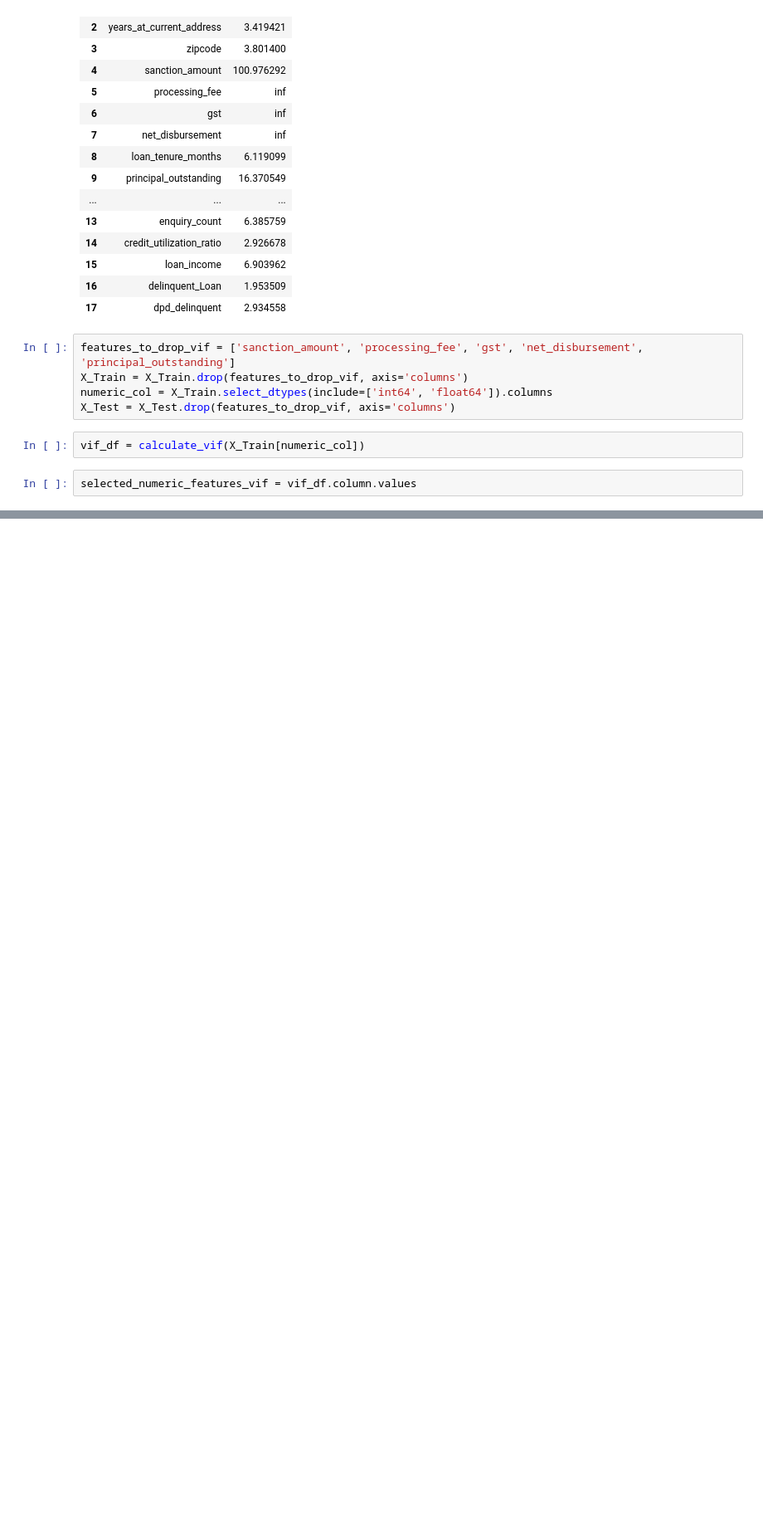
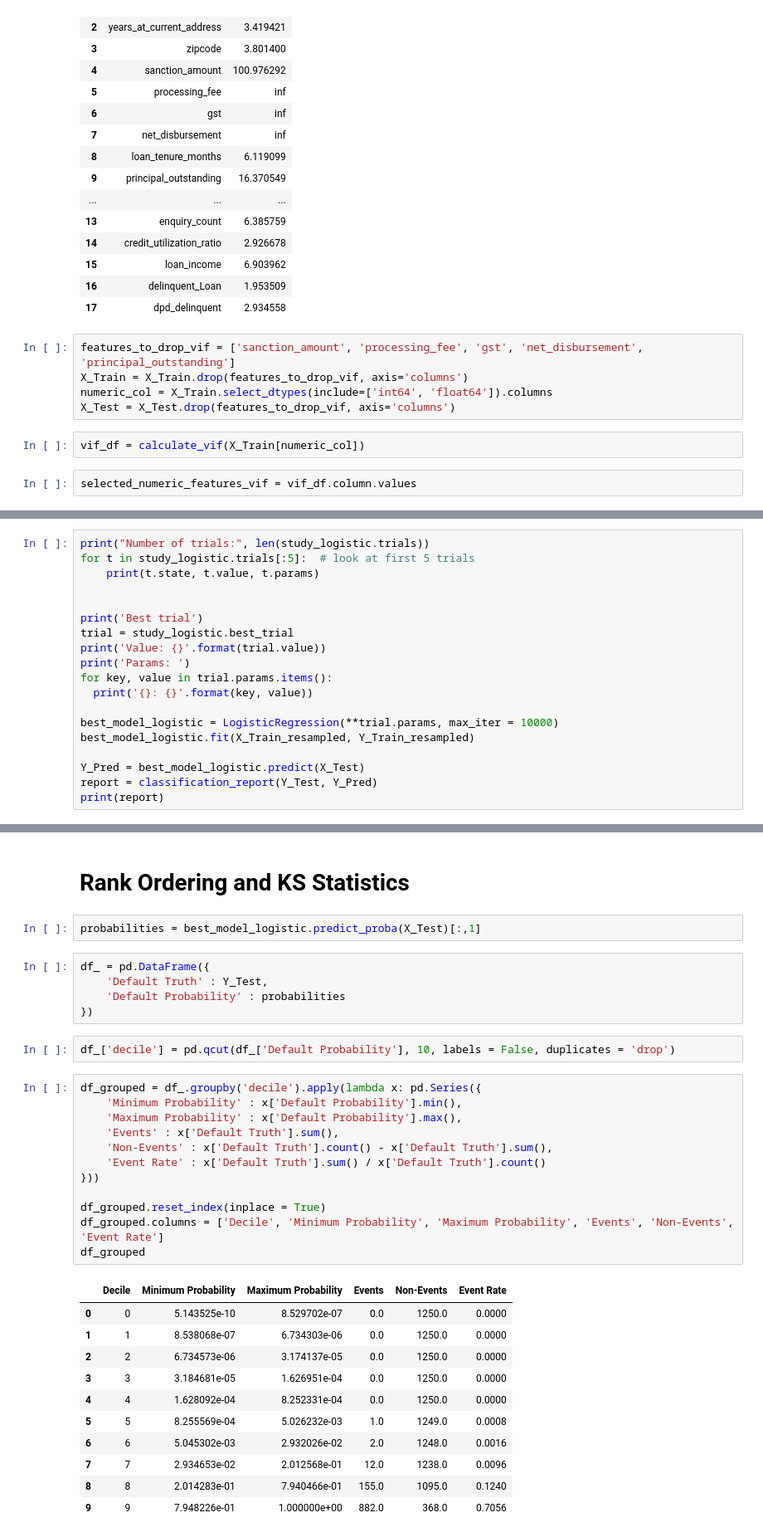
Before and after one commit to neel-madhav/CreditRiskModelling, a Jupyter notebook: CreditRiskModelling.ipynb, the cells around one changed output, grey strips where cells are left out. Shown at 83% size. Drawn from its saved outputs; the diff is of its cells as text; blank space fills up the shorter version.

```diff
--- a/CreditRiskModelling.ipynb
+++ b/CreditRiskModelling.ipynb
@@ -520,0 +1106,19 @@ selected_numeric_features_vif = vif_df.column.values
+# %%
+print("Number of trials:", len(study_logistic.trials))
+for t in study_logistic.trials[:5]:  # look at first 5 trials
+    print(t.state, t.value, t.params)
+
+
+print('Best trial')
+trial = study_logistic.best_trial
+print('Value: {}'.format(trial.value))
+print('Params: ')
+for key, value in trial.params.items():
+  print('{}: {}'.format(key, value))
+
+best_model_logistic = LogisticRegression(**trial.params, max_iter = 10000)
+best_model_logistic.fit(X_Train_resampled, Y_Train_resampled)
+
+Y_Pred = best_model_logistic.predict(X_Test)
+report = classification_report(Y_Test, Y_Pred)
+print(report)
@@ -520,0 +1143,35 @@ selected_numeric_features_vif = vif_df.column.values
+# %% [markdown]
+# Rank Ordering and KS Statistics
+# %%
+probabilities = best_model_logistic.predict_proba(X_Test)[:,1]
+# %%
+df_ = pd.DataFrame({
+    'Default Truth' : Y_Test,
+    'Default Probability' : probabilities
+})
+# %%
+df_['decile'] = pd.qcut(df_['Default Probability'], 10, labels = False, duplicates = 'drop')
+# %%
+df_grouped = df_.groupby('decile').apply(lambda x: pd.Series({
+    'Minimum Probability' : x['Default Probability'].min(),
+    'Maximum Probability' : x['Default Probability'].max(),
+    'Events' : x['Default Truth'].sum(),
+    'Non-Events' : x['Default Truth'].count() - x['Default Truth'].sum(),
+    'Event Rate' : x['Default Truth'].sum() / x['Default Truth'].count()
+}))
+
+df_grouped.reset_index(inplace = True)
+df_grouped.columns = ['Decile', 'Minimum Probability', 'Maximum Probability', 'Events', 'Non-Events', 'Event Rate']
+df_grouped
+# %% [output]
+|  | Decile | Minimum Probability | Maximum Probability | Events | Non-Events | Event Rate |
+| 0 | 0 | 5.143525e-10 | 8.529702e-07 | 0.0 | 1250.0 | 0.0000 |
+| 1 | 1 | 8.538068e-07 | 6.734303e-06 | 0.0 | 1250.0 | 0.0000 |
+| 2 | 2 | 6.734573e-06 | 3.174137e-05 | 0.0 | 1250.0 | 0.0000 |
+| 3 | 3 | 3.184681e-05 | 1.626951e-04 | 0.0 | 1250.0 | 0.0000 |
+| 4 | 4 | 1.628092e-04 | 8.252331e-04 | 0.0 | 1250.0 | 0.0000 |
+| 5 | 5 | 8.255569e-04 | 5.026232e-03 | 1.0 | 1249.0 | 0.0008 |
+| 6 | 6 | 5.045302e-03 | 2.932026e-02 | 2.0 | 1248.0 | 0.0016 |
+| 7 | 7 | 2.934653e-02 | 2.012568e-01 | 12.0 | 1238.0 | 0.0096 |
+| 8 | 8 | 2.014283e-01 | 7.940466e-01 | 155.0 | 1095.0 | 0.1240 |
+| 9 | 9 | 7.948226e-01 | 1.000000e+00 | 882.0 | 368.0 | 0.7056 |
```
Also changed, not shown: parts of 33 cells of this notebook.
